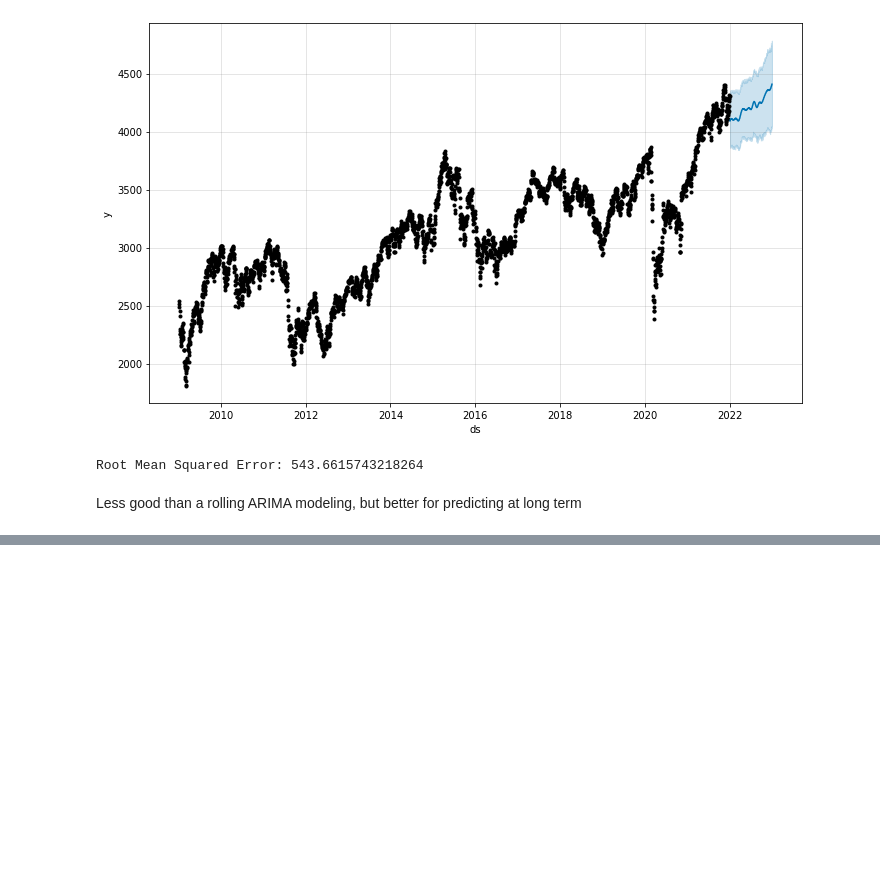
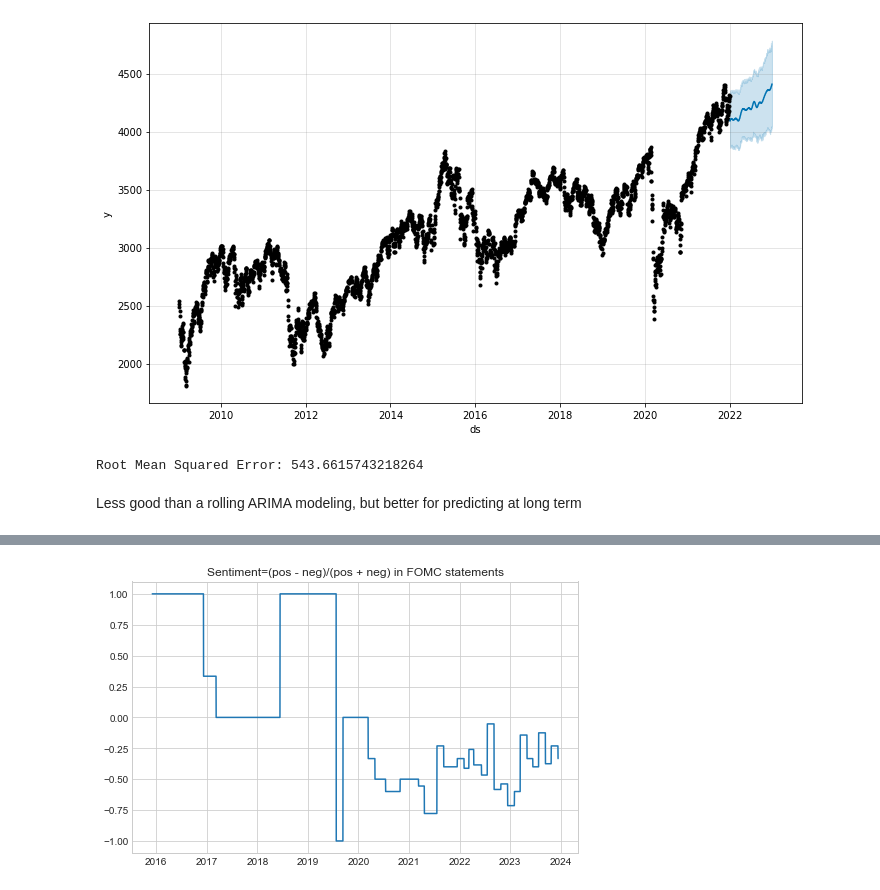
Before and after one commit to Emy-O/Projet_ML, a Jupyter notebook: recuperation_donnees (1).ipynb, the cells around one changed output, grey strips where cells are left out. Cells and saved outputs as stored; diff of their text form; code cells hidden in the pictures; blank space fills up the shorter version.

```diff
--- a/recuperation_donnees (1).ipynb
+++ b/recuperation_donnees (1).ipynb
@@ -644,0 +658,2 @@ Less good than a rolling ARIMA modeling, but better for predicting at long term
+# %%
+dates_press_conferences = list(df_press_conferences_final.Date.astype("str"))
@@ -644,0 +741,42 @@ Less good than a rolling ARIMA modeling, but better for predicting at long term
+# %%
+
+df_statements = pd.DataFrame(columns=["Date", "text"])
+
+for jour,link in enumerate(links_to_visit):
+    text = scrapping_load_text(link)
+    date = monetary_policy_decision_dates[jour]["isodate"]
+
+    df_statements = df_statements.append({"Date": date, "text": text}, ignore_index=True)
+
+df_statements["Date"] = pd.to_datetime(df_statements["Date"])
+df_statements = df_statements.set_index("Date")
+# %%
+lm = pd.read_csv("Loughran-McDonald_MasterDictionary_1993-2021.csv")
+# %%
+from sklearn.feature_extraction.text import CountVectorizer
+
+funcs = {
+    "negative": lambda x: x.Negative > 0,
+    "positive": lambda x: x.Positive > 0,
+    "all": lambda x: x.Word.notna(),
+}
+
+
+def get_total_count(X, lm, func):
+    m = CountVectorizer(vocabulary=lm.loc[func].Word.str.lower().values)
+    return pd.DataFrame(m.fit_transform(X).toarray(), index=X.index).sum(axis=1)
+
+
+lm_counts = pd.concat({k: get_total_count(df_statements["text"], lm, v) for k, v in funcs.items()}, axis=1)
+# %%
+from skfin.plot import *
+line(
+    lm_counts.pipe(lambda x: (x.positive - x.negative) / (x.positive + x.negative))
+    .resample("B")
+    .last()
+    .ffill(),
+    legend=False,
+    title="Sentiment=(pos - neg)/(pos + neg) in FOMC statements",
+)
+# %% [output]
+[figure, added]
```
Also changed, not shown: parts of 15 cells of this notebook, 14 other files.
